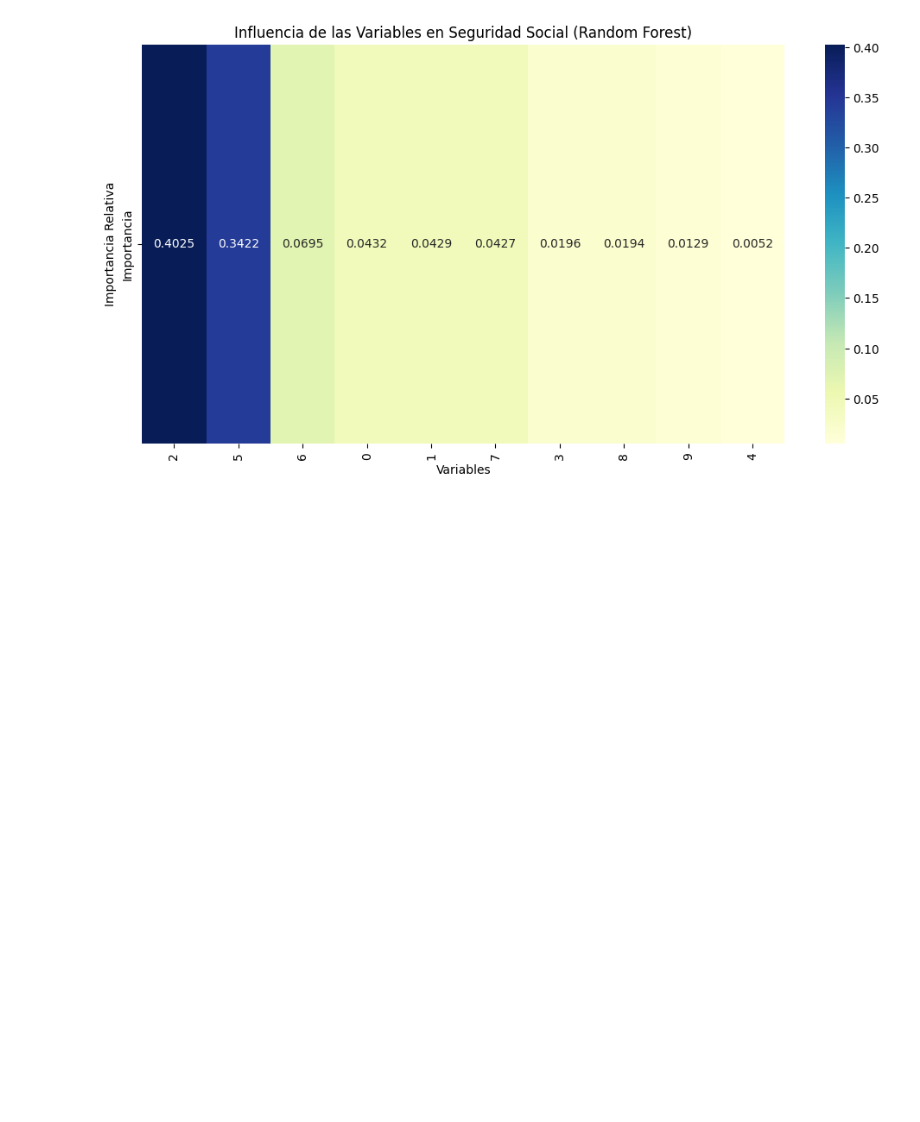
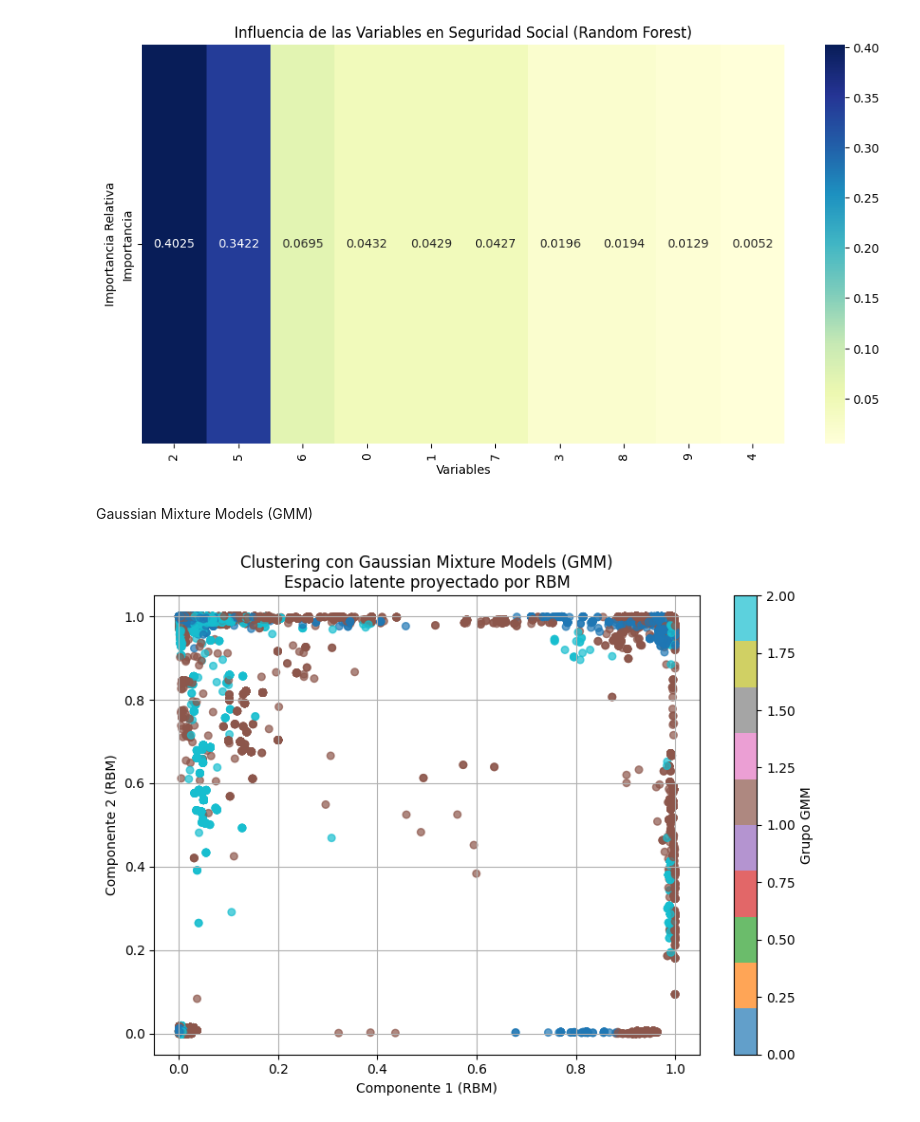
Before and after one commit to trabajogrado28/Natali, a Jupyter notebook: Codigo_def_2020.ipynb, the cells around one changed output. Saved outputs shown, nothing was run; the diff lists cells and outputs as text; code cells hidden in the pictures; blank space fills up the shorter version.

```diff
--- a/Codigo_def_2020.ipynb
+++ b/Codigo_def_2020.ipynb
@@ -668,3 +624,27 @@ plt.xticks(rotation=90)
 plt.show()
 # %% [output]
 [figure]
+# %% [markdown]
+Gaussian Mixture Models (GMM)
+# %%
+# Paso 1: Obtener datos latentes desde la RBM
+# Assuming 'datos_normalizados' from a previous cell contains the scaled data
+X_latente = rbm.transform(datos_normalizados)
+# %%
+# Paso 2: Aplicar GMM
+gmm = GaussianMixture(n_components=3, covariance_type='full', random_state=0)
+labels = gmm.fit_predict(X_latente)
+probs = gmm.predict_proba(X_latente)  # Matriz de probabilidades de pertenencia
+# %%
+# Paso 3: Visualización de agrupaciones GMM
+plt.figure(figsize=(8, 6))
+scatter = plt.scatter(X_latente[:, 0], X_latente[:, 1], c=labels, cmap='tab10', s=30, alpha=0.7)
+plt.colorbar(scatter, label='Grupo GMM')
+plt.title("Clustering con Gaussian Mixture Models (GMM)\nEspacio latente proyectado por RBM")
+plt.xlabel("Componente 1 (RBM)")
+plt.ylabel("Componente 2 (RBM)")
+plt.grid(True)
+plt.tight_layout()
+plt.show()
+# %% [output]
+[figure, added]
```
Also changed, not shown: parts of 8 cells of this notebook.
